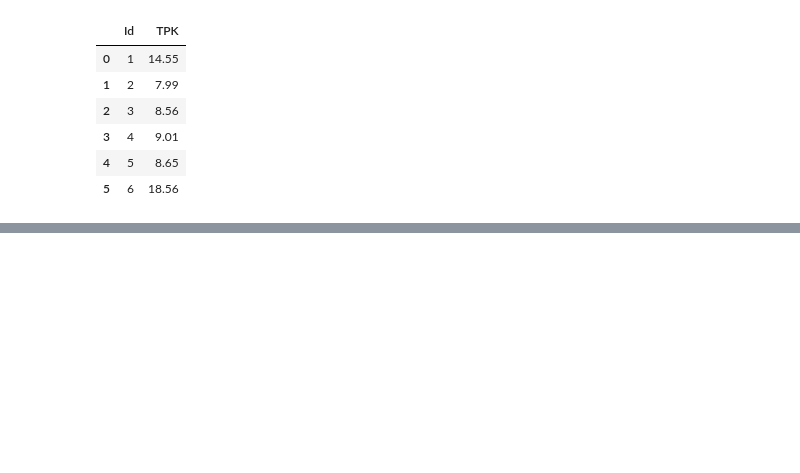
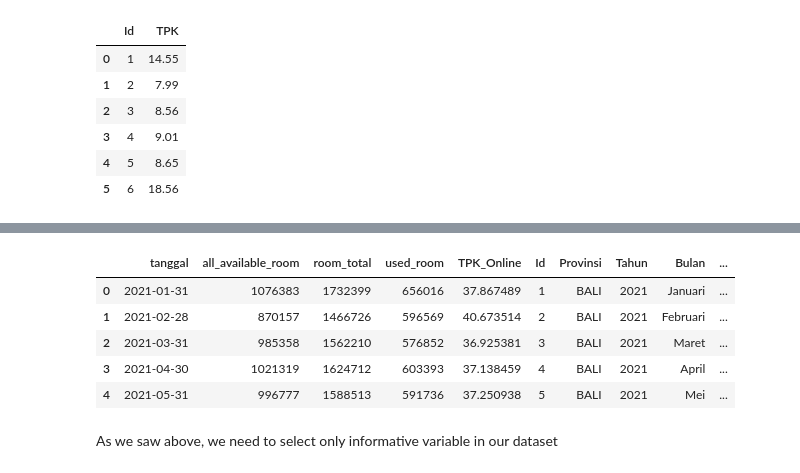
Before and after one commit to blankon123/random-analytics, a Jupyter notebook: Scikit_101.ipynb, the cells around one changed output, grey strips where cells are left out. Cells and saved outputs as stored; diff of their text form; code cells hidden in the pictures; blank space fills up the shorter version.

```diff
--- a/Scikit_101.ipynb
+++ b/Scikit_101.ipynb
@@ -146,0 +243,12 @@ submission
+# %%
+test_full = pd.merge(test_online_agg,test_bps,on='Id',how='left')
+test_full.head()
+# %% [output]
+|  | tanggal | all_available_room | room_total | used_room | TPK_Online | Id | Provinsi | Tahun | Bulan | ... |
+| 0 | 2021-01-31 | 1076383 | 1732399 | 656016 | 37.867489 | 1 | BALI | 2021 | Januari | ... |
+| 1 | 2021-02-28 | 870157 | 1466726 | 596569 | 40.673514 | 2 | BALI | 2021 | Februari | ... |
+| 2 | 2021-03-31 | 985358 | 1562210 | 576852 | 36.925381 | 3 | BALI | 2021 | Maret | ... |
+| 3 | 2021-04-30 | 1021319 | 1624712 | 603393 | 37.138459 | 4 | BALI | 2021 | April | ... |
+| 4 | 2021-05-31 | 996777 | 1588513 | 591736 | 37.250938 | 5 | BALI | 2021 | Mei | ... |
+# %% [markdown]
+As we saw above, we need to select only informative variable in our dataset
```
Also changed, not shown: parts of 36 cells of this notebook.
